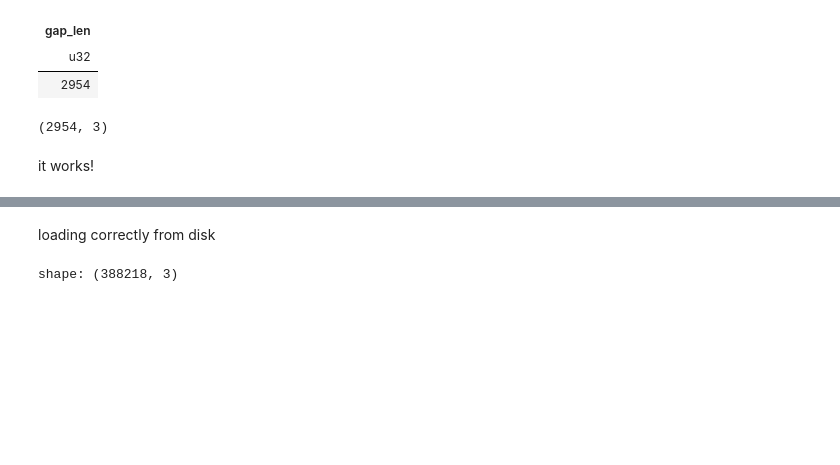
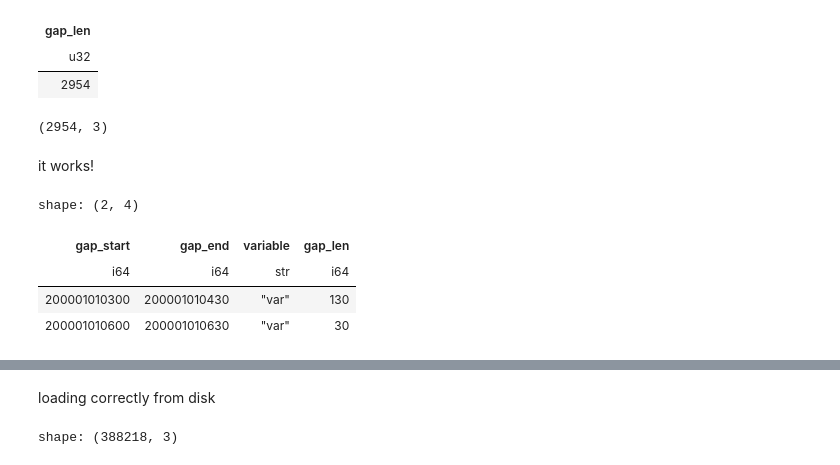
Before and after one commit to mone27/meteo_imp, a Jupyter notebook: lib_nbs/Fluxnet/00_gap_finder.ipynb, the cells around one changed output, grey strips where cells are left out. Cells and saved outputs as stored; diff of their text form; code cells hidden in the pictures; blank space fills up the shorter version.

```diff
--- a/lib_nbs/Fluxnet/00_gap_finder.ipynb
+++ b/lib_nbs/Fluxnet/00_gap_finder.ipynb
@@ -255,6 +255,16 @@ def find_gap(df, col_name):
     ).select(
         ["gap_start", "gap_end", pl.lit(col_name).alias("variable")]
     )
+# %%
+df_test = pl.DataFrame({'var': [0,0,0,0,0,1,1,1,1,0,0,1,1,0], 'TIMESTAMP_END': df.head(14).collect()['TIMESTAMP_END']})
+# %%
+find_gap(df_test, 'var').with_column( (pl.col("gap_end") - pl.col("gap_start")).alias("gap_len"))
+# %% [output]
+shape: (2, 4)
+| gap_start | gap_end | variable | gap_len |
+| i64 | i64 | str | i64 |
+| 200001010300 | 200001010430 | "var" | 130 |
+| 200001010600 | 200001010630 | "var" | 30 |
 # %%
 #| exports
 def scan_fluxnet_csv(f, convert_dates=False):
```
Also changed, not shown: parts of 13 cells of this notebook, 8 other files.
